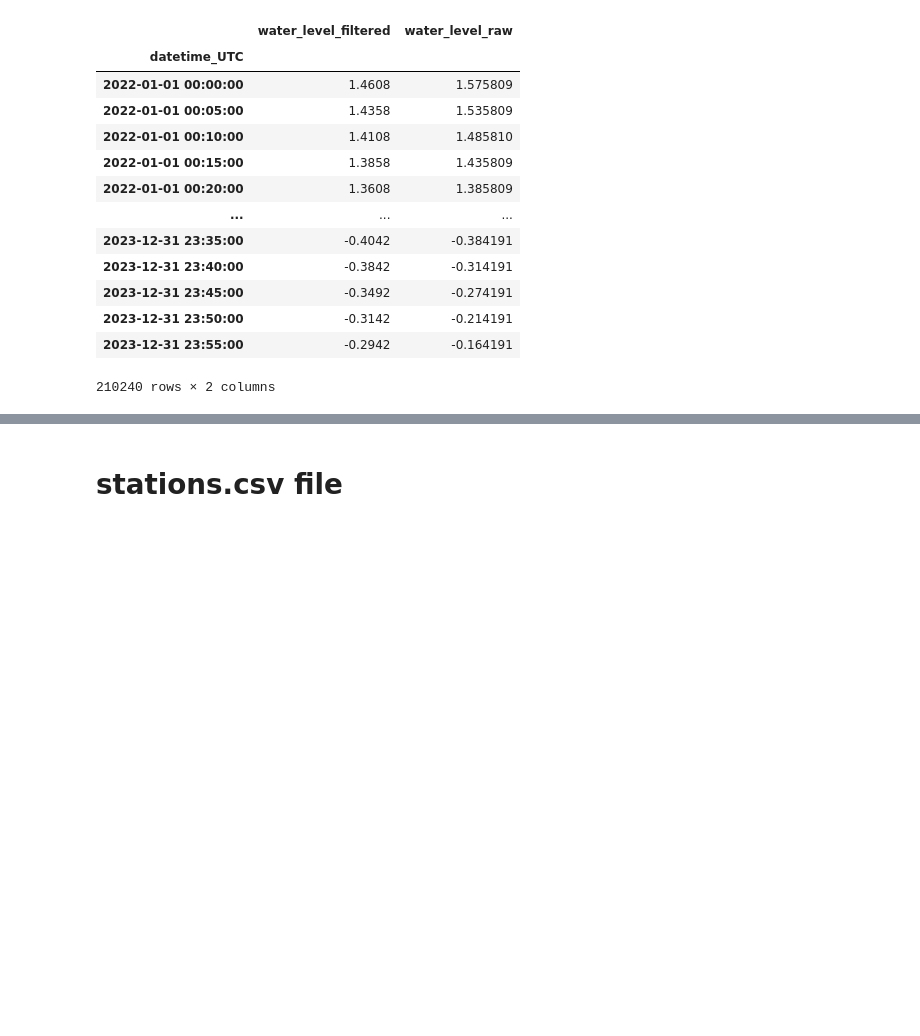
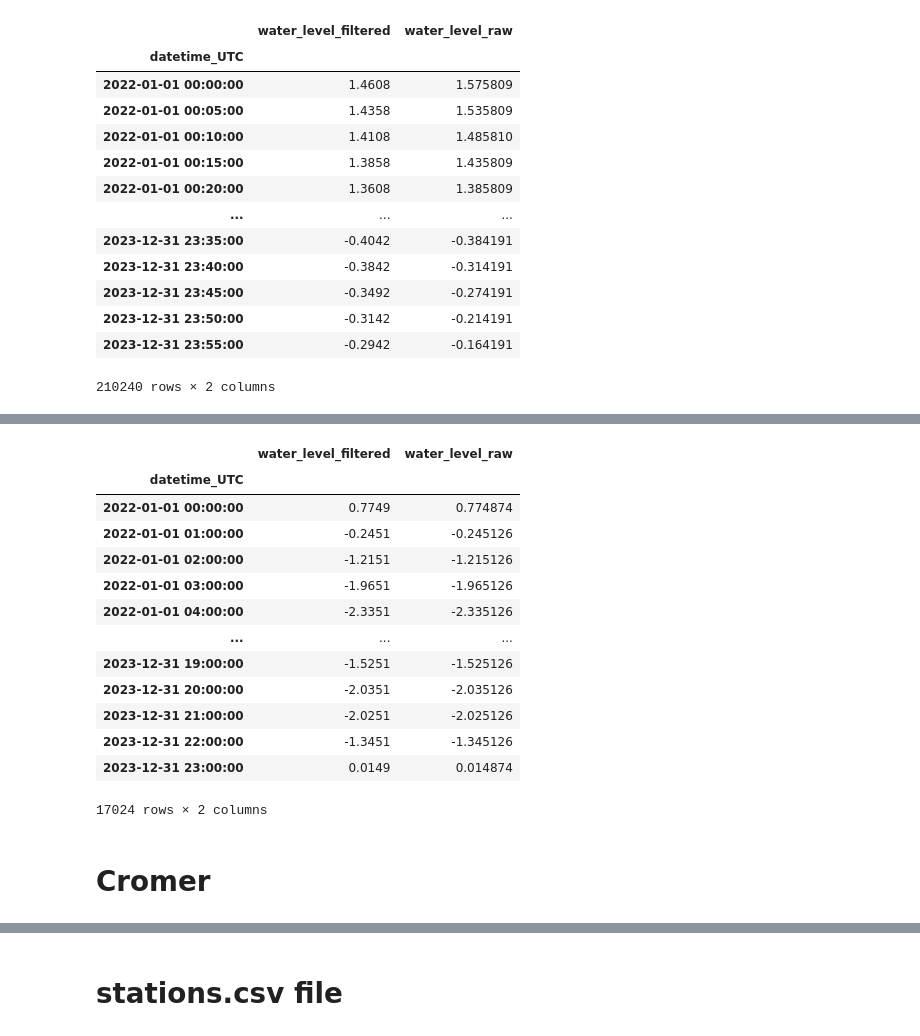
Before and after one commit to DHI/WaterBench-MIKE21HD-SouthernNorthSea, a Jupyter notebook: .preprocessing/preprocess_wl_stations.ipynb, the cells around one changed output, grey strips where cells are left out. Cells and saved outputs as stored; diff of their text form; code cells hidden in the pictures; blank space fills up the shorter version.

Commit message:
Using CMEMS data instead. Updated preprocess and validation

```diff
--- a/.preprocessing/preprocess_wl_stations.ipynb
+++ b/.preprocessing/preprocess_wl_stations.ipynb
@@ -1150,0 +1153,8 @@ all_wl_rollmean
+# %%
+obs_fldr = "raw_data/CMEMS/"
+# Collect observation directories in list
+obs_dir = [f"{obs_fldr}IR_TS_TG_Dover.nc"]
+
+ds = nc.Dataset(obs_dir[0])
+ds.variables.keys()
+ds["SLEV"]
@@ -1150,0 +1179,20 @@ all_wl_rollmean
+# %%
+all_wl_rollmean,all_wl = load_and_save_CMEMS_data(obs_dir,"Dover")
+all_wl_rollmean
+# %% [output]
+|  | water_level_filtered | water_level_raw |
+| datetime_UTC |  |  |
+| 2022-01-01 00:00:00 | 0.7749 | 0.774874 |
+| 2022-01-01 01:00:00 | -0.2451 | -0.245126 |
+| 2022-01-01 02:00:00 | -1.2151 | -1.215126 |
+| 2022-01-01 03:00:00 | -1.9651 | -1.965126 |
+| 2022-01-01 04:00:00 | -2.3351 | -2.335126 |
+| ... | ... | ... |
+| 2023-12-31 19:00:00 | -1.5251 | -1.525126 |
+| 2023-12-31 20:00:00 | -2.0351 | -2.035126 |
+| 2023-12-31 21:00:00 | -2.0251 | -2.025126 |
+| 2023-12-31 22:00:00 | -1.3451 | -1.345126 |
+| 2023-12-31 23:00:00 | 0.0149 | 0.014874 |
+17024 rows × 2 columns
+# %% [markdown]
+# Cromer
```
Also changed, not shown: parts of 7 cells of this notebook, 14 other files.
